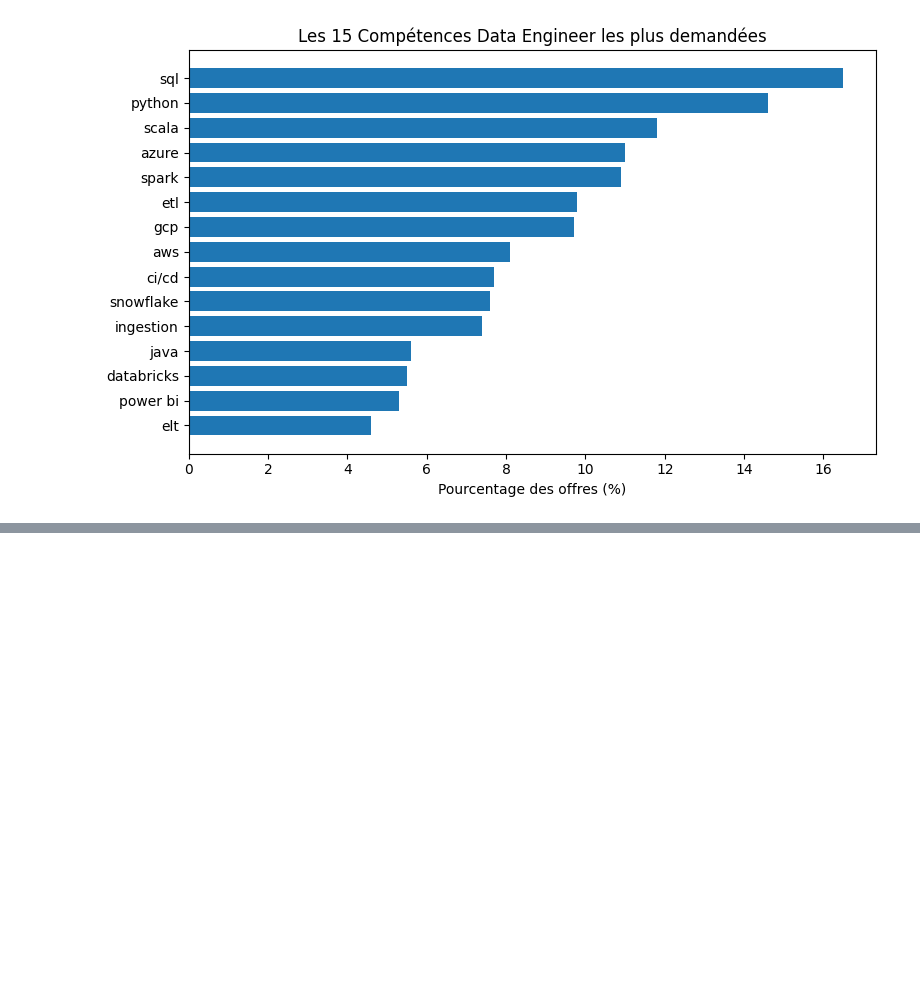
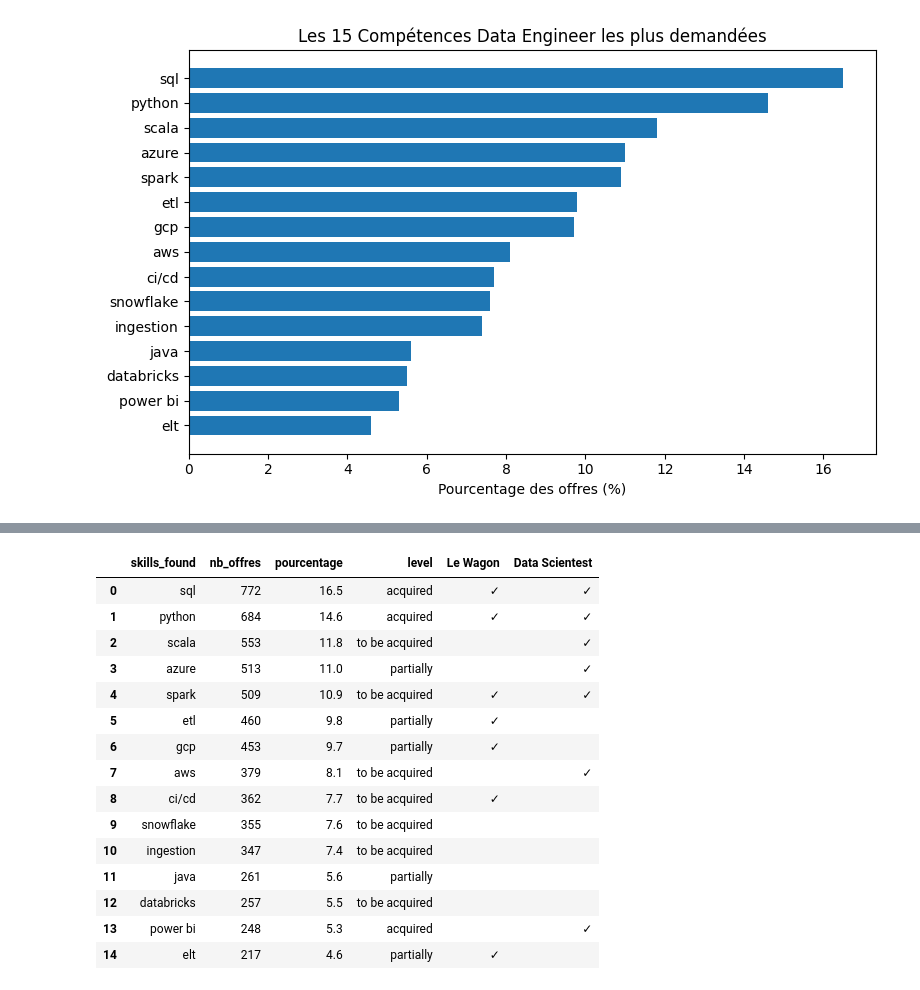
Before and after one commit to thcarole1/data-engineer-skills, a Jupyter notebook: notebooks/Data engineer skills.ipynb, the cells around one changed output, grey strips where cells are left out. Cells and saved outputs as stored; diff of their text form; code cells hidden in the pictures; blank space fills up the shorter version.

```diff
--- a/notebooks/Data engineer skills.ipynb
+++ b/notebooks/Data engineer skills.ipynb
@@ -270,0 +360,15 @@ plt.show()
+# %%
+# Define features of different training courses
+data_engineer_LeWagon = {
+    "syllabus_path" : "../data/raw_data/Data Engineering Syllabus_FR.pdf",
+    "name" : "Le Wagon",
+    "skills" : []
+}
+
+data_engineer_DataScientest = {
+    "syllabus_path" : "../data/raw_data/FR_Syllabus+Data+Engineer_2023_051023.pdf",
+    "name" : "Data Scientest",
+    "skills" : []
+}
+
+training_courses = [data_engineer_LeWagon,data_engineer_DataScientest]
@@ -270,0 +409,9 @@ plt.show()
+# %%
+# Format the skills from training courses into a Pandas dataframe
+formations = {
+    training_courses[0]["name"]: training_courses[0]["skills"],
+    training_courses[1]["name"]: training_courses[1]["skills"],
+}
+
+df_formations = pd.DataFrame.from_dict(formations, orient="index").transpose()
+display(df_formations)
@@ -270,0 +436,29 @@ plt.show()
+# %%
+# Merge in-demand skill with current candidate status
+matrix = skills_stats.merge(df_candidat, left_on="skills_found", right_on="skill", how="left")
+matrix = matrix.drop(columns=['skill'])
+
+# Display most in-demand skills on job market and matching skills taught in training courses
+for formation, skills in formations.items():
+    matrix[formation] = matrix["skills_found"].apply(
+        lambda x: "✓" if x in skills else ""
+    )
+
+matrix.head(15)
+# %% [output]
+|  | skills_found | nb_offres | pourcentage | level | Le Wagon | Data Scientest |
+| 0 | sql | 772 | 16.5 | acquired | ✓ | ✓ |
+| 1 | python | 684 | 14.6 | acquired | ✓ | ✓ |
+| 2 | scala | 553 | 11.8 | to be acquired |  | ✓ |
+| 3 | azure | 513 | 11.0 | partially |  | ✓ |
+| 4 | spark | 509 | 10.9 | to be acquired | ✓ | ✓ |
+| 5 | etl | 460 | 9.8 | partially | ✓ |  |
+| 6 | gcp | 453 | 9.7 | partially | ✓ |  |
+| 7 | aws | 379 | 8.1 | to be acquired |  | ✓ |
+| 8 | ci/cd | 362 | 7.7 | to be acquired | ✓ |  |
+| 9 | snowflake | 355 | 7.6 | to be acquired |  |  |
+| 10 | ingestion | 347 | 7.4 | to be acquired |  |  |
+| 11 | java | 261 | 5.6 | partially |  |  |
+| 12 | databricks | 257 | 5.5 | to be acquired |  |  |
+| 13 | power bi | 248 | 5.3 | acquired |  | ✓ |
+| 14 | elt | 217 | 4.6 | partially | ✓ |  |
```
Also changed, not shown: parts of 14 cells of this notebook.
